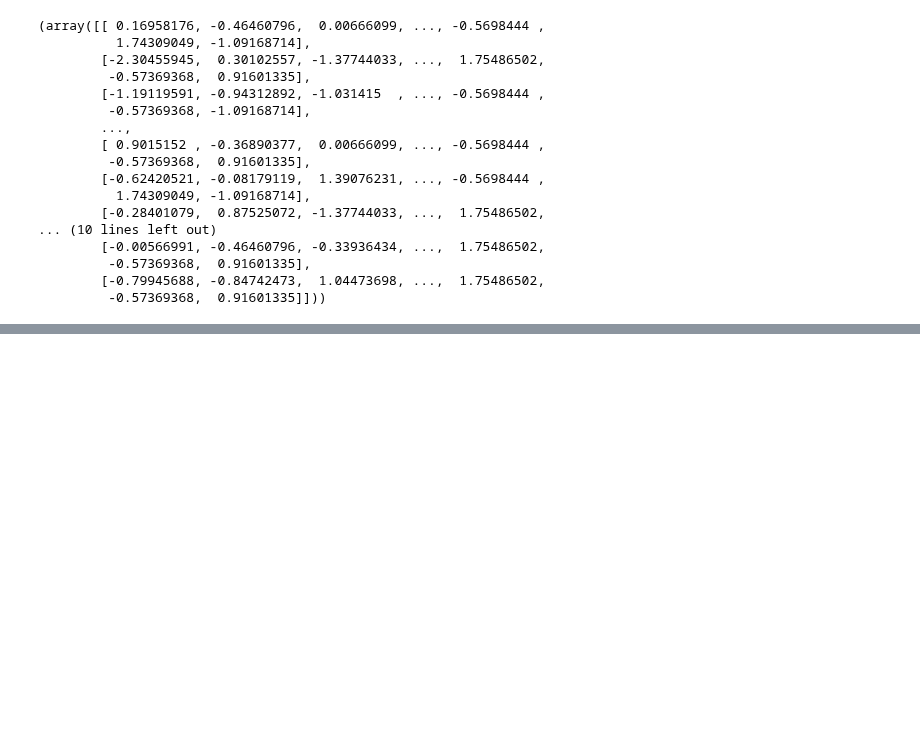
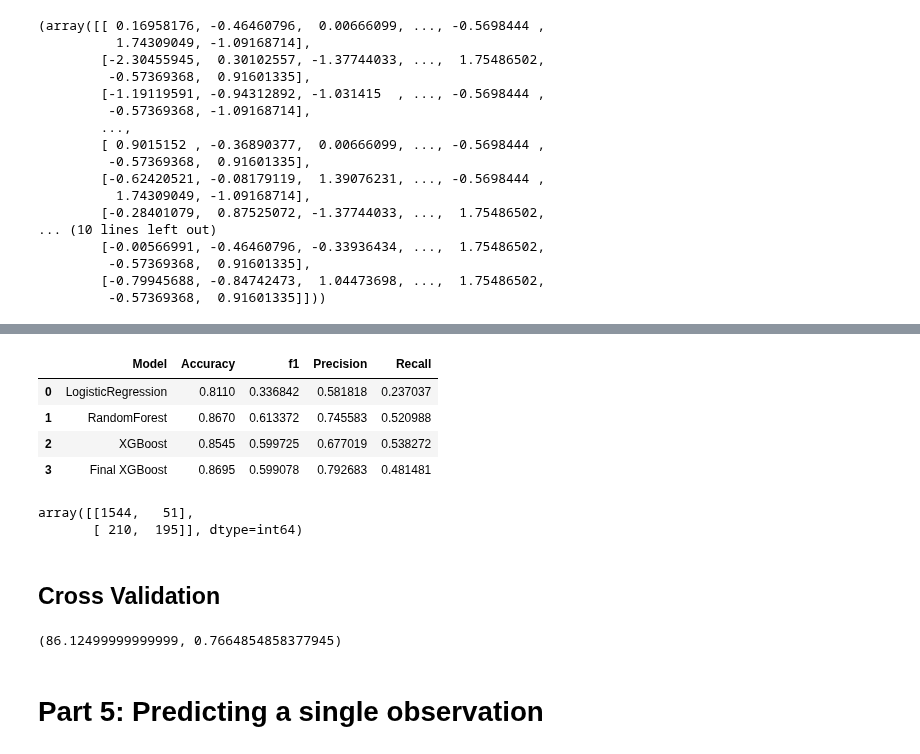
Before and after one commit to Twtamaris/machine_learning, a Jupyter notebook: customer_churn_rate/programe.ipynb, the cells around one changed output, grey strips where cells are left out. Saved outputs shown, nothing was run; the diff lists cells and outputs as text; code cells hidden in the pictures; blank space fills up the shorter version.

```diff
--- a/customer_churn_rate/programe.ipynb
+++ b/customer_churn_rate/programe.ipynb
@@ -300,0 +442,8 @@ x_train, x_test
+# %%
+parameters = {
+    'learning_rate': [0.05, 0.1, 0.15, 0.20, 0.25, 0.30],
+    'max_depth': [3,4,5,6,7,8, 10, 12,15],
+    'min_child_weight':[1,3,5,7],
+    'gamma': [0.0, 0.1, 0.2, 0.3, 0.4],
+    'colsample_bytree': [0.3, 0.4, 0.5, 0.7],
+}
@@ -300,0 +458,4 @@ x_train, x_test
+# %%
+randomized_search = RandomizedSearchCV(estimator=classifier_xgb, param_distributions=parameters, n_iter=5, n_jobs=-1, scoring='roc_auc', cv=5, verbose=3)
+# %%
+randomized_search.fit(x_train, y_train)
@@ -300,0 +511,13 @@ x_train, x_test
+# %%
+classifier = XGBClassifier(base_score=None, booster=None, callbacks=None,
+              colsample_bylevel=None, colsample_bynode=None,
+              colsample_bytree=0.5, early_stopping_rounds=None,
+              enable_categorical=False, eval_metric=None, feature_types=None,
+              gamma=0.1, gpu_id=None, grow_policy=None, importance_type=None,
+              interaction_constraints=None, learning_rate=0.05, max_bin=None,
+              max_cat_threshold=None, max_cat_to_onehot=None,
+              max_delta_step=None, max_depth=8, max_leaves=None,
+              min_child_weight=1, monotone_constraints=None,
+              n_estimators=100, n_jobs=None, num_parallel_tree=None,
+              predictor=None, random_state=None,)
+classifier.fit(x_train, y_train)
@@ -300,0 +536,31 @@ x_train, x_test
+# %%
+y_pred = classifier.predict(x_test)
+acc = accuracy_score(y_test, y_pred)
+prec = precision_score(y_test, y_pred)
+rec = recall_score(y_test, y_pred)
+f1 = f1_score(y_test, y_pred)
+
+results_2 = pd.DataFrame(data=[['Final XGBoost', acc, f1, prec, rec]], columns=['Model', 'Accuracy', 'f1', 'Precision', 'Recall'])
+results = results.append(results_2, ignore_index=True)
+results
+# %% [output]
+|  | Model | Accuracy | f1 | Precision | Recall |
+| 0 | LogisticRegression | 0.8110 | 0.336842 | 0.581818 | 0.237037 |
+| 1 | RandomForest | 0.8670 | 0.613372 | 0.745583 | 0.520988 |
+| 2 | XGBoost | 0.8545 | 0.599725 | 0.677019 | 0.538272 |
+| 3 | Final XGBoost | 0.8695 | 0.599078 | 0.792683 | 0.481481 |
+# %%
+cm = confusion_matrix(y_test, y_pred)
+cm
+# %% [output]
+array([[1544,   51],
+       [ 210,  195]], dtype=int64)
+# %% [markdown]
+## Cross Validation
+# %%
+accuracies = cross_val_score(estimator=classifier, X=x_train, y=y_train, cv=10)
+accuracies.mean()*100, accuracies.std()*100
+# %% [output]
+(86.12499999999999, 0.7664854858377945)
+# %% [markdown]
+# Part 5: Predicting a single observation
```
Also changed, not shown: parts of 48 cells of this notebook, 1 other file.
